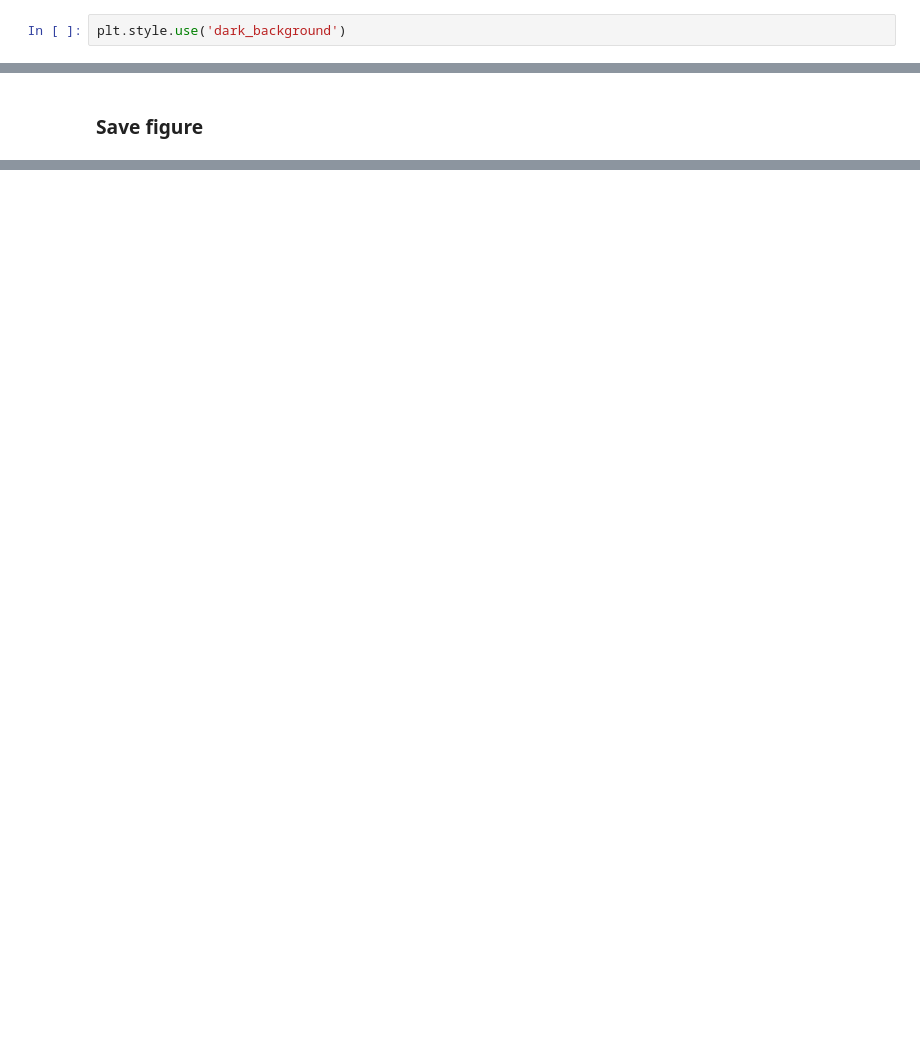
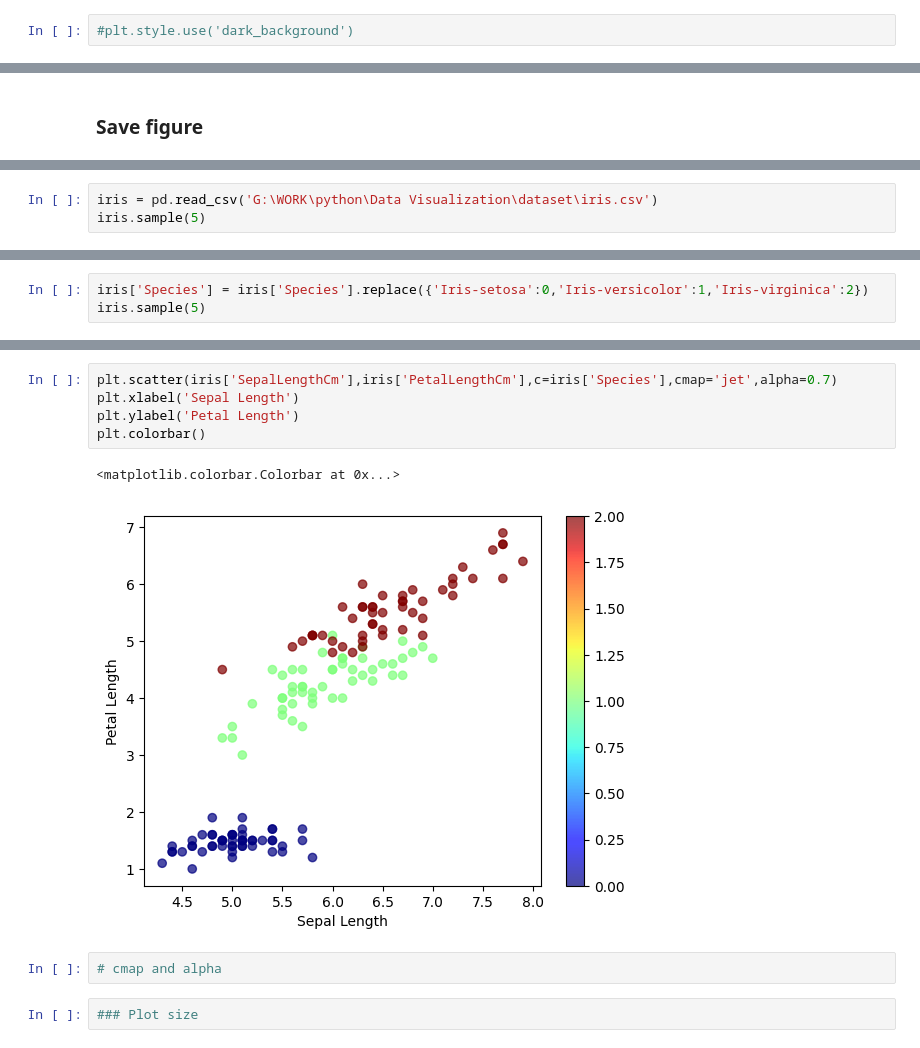
Before and after one commit to ShafaetUllah032/python_revisit, a Jupyter notebook: Data Visualization/MatplotLibPlotting.ipynb, the cells around one changed output, grey strips where cells are left out. Drawn from its saved outputs; the diff is of its cells as text; blank space fills up the shorter version.

```diff
--- a/Data Visualization/MatplotLibPlotting.ipynb
+++ b/Data Visualization/MatplotLibPlotting.ipynb
@@ -434,7 +443,7 @@ plt.style.available
  'seaborn-v0_8-whitegrid',
  'tableau-colorblind10']
 # %%
-plt.style.use('dark_background')
+#plt.style.use('dark_background')
 # %%
 arr = np.load('G:\WORK\python\Data Visualization\dataset\Big-array.npy')
 plt.hist(arr,bins=[10,20,30,40,50,60,70],log=True)
@@ -451,0 +463,3 @@ plt.savefig('sample.png')
+# %%
+iris = pd.read_csv('G:\WORK\python\Data Visualization\dataset\iris.csv')
+iris.sample(5)
@@ -451,0 +473,3 @@ plt.savefig('sample.png')
+# %%
+iris['Species'] = iris['Species'].replace({'Iris-setosa':0,'Iris-versicolor':1,'Iris-virginica':2})
+iris.sample(5)
@@ -451,0 +483,12 @@ plt.savefig('sample.png')
+# %%
+plt.scatter(iris['SepalLengthCm'],iris['PetalLengthCm'],c=iris['Species'],cmap='jet',alpha=0.7)
+plt.xlabel('Sepal Length')
+plt.ylabel('Petal Length')
+plt.colorbar()
+# %% [output]
+<matplotlib.colorbar.Colorbar at 0x...>
+[figure, added]
+# %%
+# cmap and alpha
+# %%
+### Plot size
```
Also changed, not shown: parts of 73 cells of this notebook, 1 other file.
